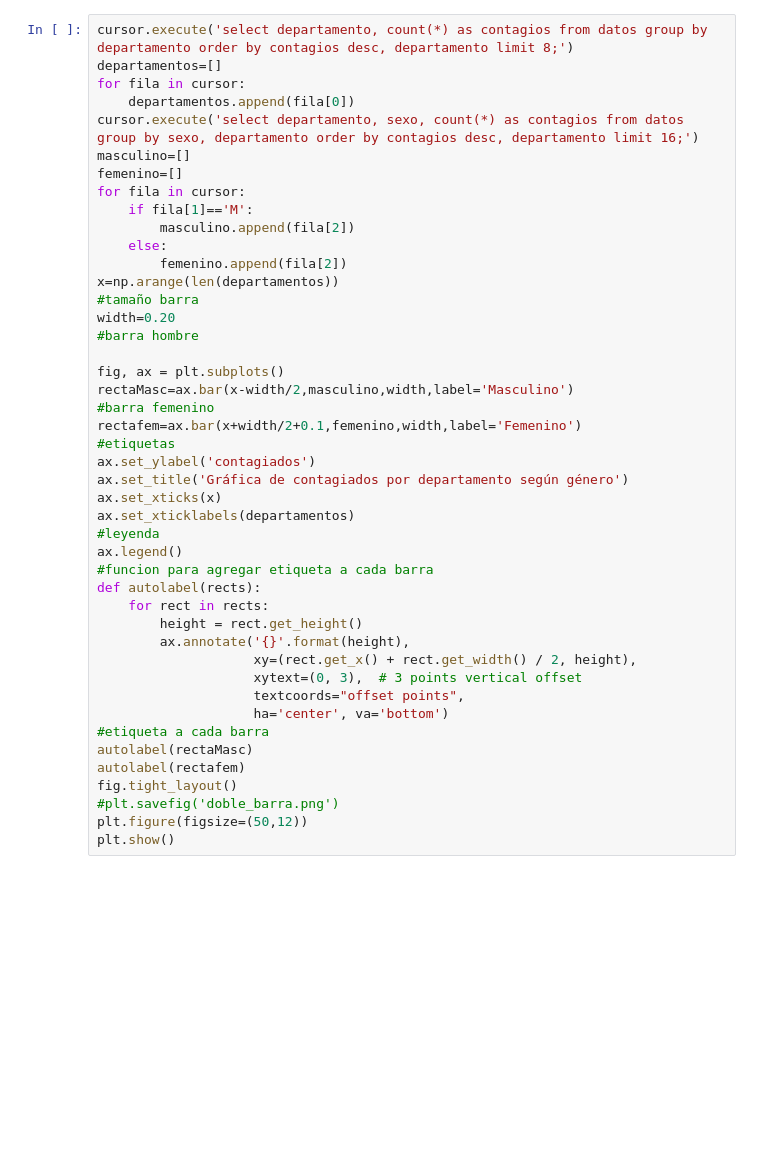
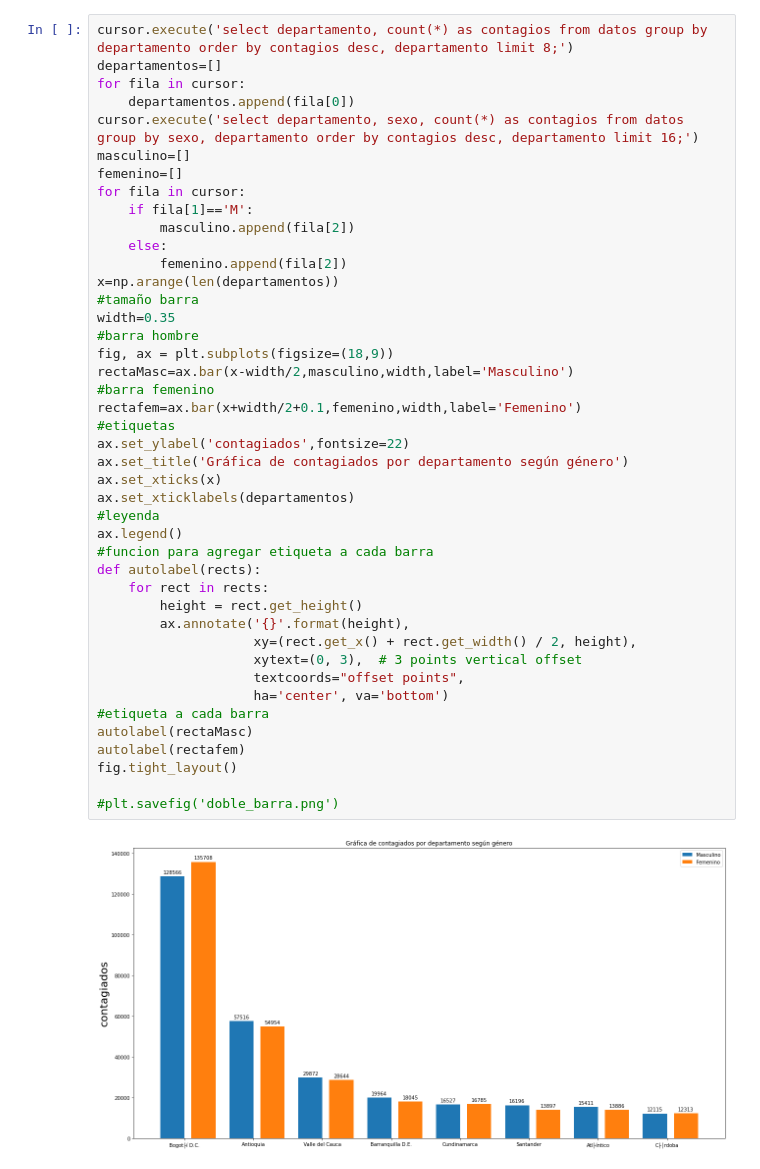
Before and after one commit to camilafernandez10/datosCovid, a Jupyter notebook: Notebook covidatos.ipynb, the cells around one changed output. Cells and saved outputs as stored; diff of their text form; blank space fills up the shorter version.

```diff
--- a/Notebook covidatos.ipynb
+++ b/Notebook covidatos.ipynb
@@ -49,39 +53,39 @@ for fila in cursor:
     if fila[1]=='M':
         masculino.append(fila[2])
     else:
         femenino.append(fila[2])
 x=np.arange(len(departamentos))
 #tamaño barra
-width=0.20
+width=0.35
 #barra hombre
-
-fig, ax = plt.subplots()
+fig, ax = plt.subplots(figsize=(18,9))
 rectaMasc=ax.bar(x-width/2,masculino,width,label='Masculino')
 #barra femenino
 rectafem=ax.bar(x+width/2+0.1,femenino,width,label='Femenino')
 #etiquetas
-ax.set_ylabel('contagiados')
+ax.set_ylabel('contagiados',fontsize=22)
 ax.set_title('Gráfica de contagiados por departamento según género')
 ax.set_xticks(x)
 ax.set_xticklabels(departamentos)
 #leyenda
 ax.legend()
 #funcion para agregar etiqueta a cada barra
 def autolabel(rects):
     for rect in rects:
         height = rect.get_height()
         ax.annotate('{}'.format(height),
                     xy=(rect.get_x() + rect.get_width() / 2, height),
                     xytext=(0, 3),  # 3 points vertical offset
                     textcoords="offset points",
                     ha='center', va='bottom')
 #etiqueta a cada barra
 autolabel(rectaMasc)
 autolabel(rectafem)
 fig.tight_layout()
+
 #plt.savefig('doble_barra.png')
-plt.figure(figsize=(50,12))
-plt.show()
+# %% [output]
+[figure, added]
 # %%
 cursor = conexion.cursor(buffered=True)
 cursor.execute('select edad, count(*) as contagiados from datos group by edad;')
```
Also changed, not shown: parts of 5 cells of this notebook, 2 other files.
